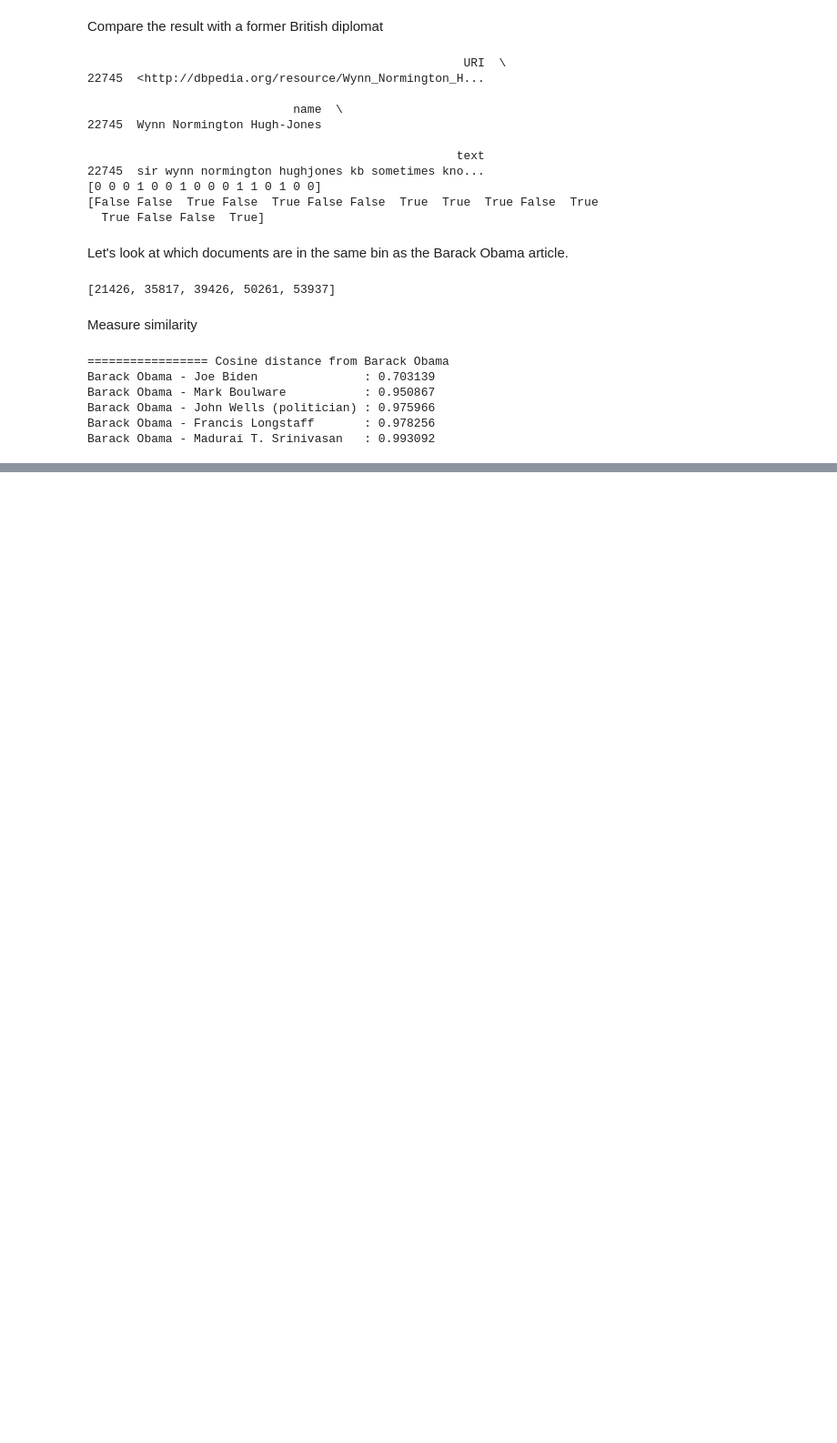
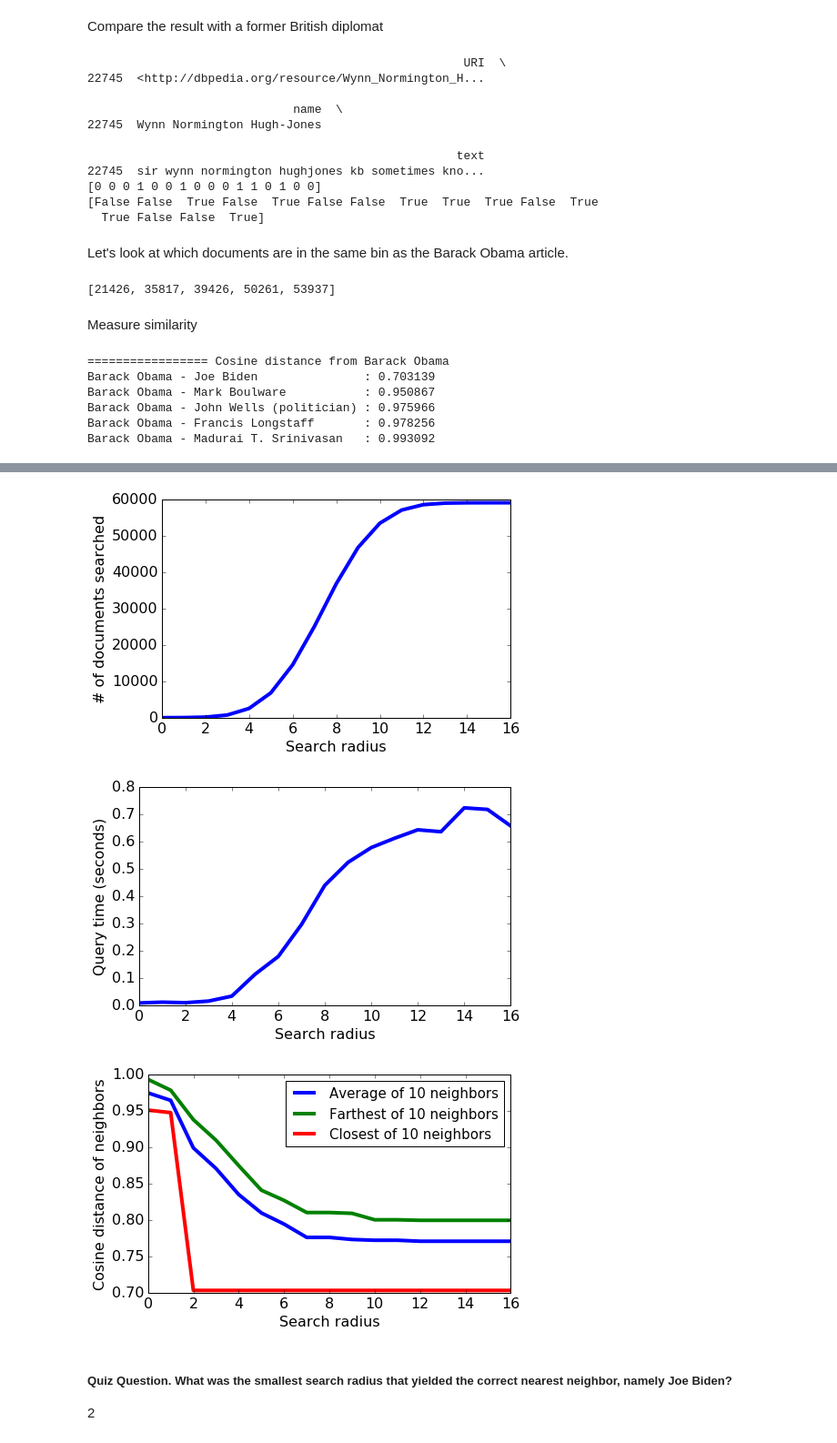
Before and after one commit to tzyk777/machine-learning, a Jupyter notebook: lsh/LSH.ipynb, the cells around one changed output, grey strips where cells are left out. Shown at 91% size. Cells and saved outputs as stored; diff of their text form; code cells hidden in the pictures; blank space fills up the shorter version.

```diff
--- a/lsh/LSH.ipynb
+++ b/lsh/LSH.ipynb
@@ -236,0 +280,8 @@ Barack Obama - Madurai T. Srinivasan   : 0.993092
+# %%
+obama_bin_index = model['bin_index_bits'][35817] # bin index of Barack Obama
+candidate_set = search_nearby_bins(obama_bin_index, model['table'], search_radius=0)
+if candidate_set == set([35817, 21426, 53937, 39426, 50261]):
+    print('Passed test')
+else:
+    print('Check your code')
+print('List of documents in the same bin as Obama: 35817, 21426, 53937, 39426, 50261')
@@ -236,0 +291,8 @@ Barack Obama - Madurai T. Srinivasan   : 0.993092
+# %%
+candidate_set = search_nearby_bins(obama_bin_index, model['table'], search_radius=1, initial_candidates=candidate_set)
+if candidate_set == set([39426, 38155, 38412, 28444, 9757, 41631, 39207, 59050, 47773, 53937, 21426, 34547,
+                         23229, 55615, 39877, 27404, 33996, 21715, 50261, 21975, 33243, 58723, 35817, 45676,
+                         19699, 2804, 20347]):
+    print('Passed test')
+else:
+    print('Check your code')
@@ -236,0 +319,4 @@ Barack Obama - Madurai T. Srinivasan   : 0.993092
+# %%
+result, num_candidates_considered = query(corpus[35817,:], model, k=10, max_search_radius=3)
+# %%
+wiki['id'] = wiki.index
@@ -236,0 +386,32 @@ Barack Obama - Madurai T. Srinivasan   : 0.993092
+# %%
+plt.figure(figsize=(7,4.5))
+plt.plot(num_candidates_history, linewidth=4)
+plt.xlabel('Search radius')
+plt.ylabel('# of documents searched')
+plt.rcParams.update({'font.size':16})
+plt.tight_layout()
+
+plt.figure(figsize=(7,4.5))
+plt.plot(query_time_history, linewidth=4)
+plt.xlabel('Search radius')
+plt.ylabel('Query time (seconds)')
+plt.rcParams.update({'font.size':16})
+plt.tight_layout()
+
+plt.figure(figsize=(7,4.5))
+plt.plot(average_distance_from_query_history, linewidth=4, label='Average of 10 neighbors')
+plt.plot(max_distance_from_query_history, linewidth=4, label='Farthest of 10 neighbors')
+plt.plot(min_distance_from_query_history, linewidth=4, label='Closest of 10 neighbors')
+plt.xlabel('Search radius')
+plt.ylabel('Cosine distance of neighbors')
+plt.legend(loc='best', prop={'size':15})
+plt.rcParams.update({'font.size':16})
+plt.tight_layout()
+# %% [output]
+[figure, added]
+[figure, added]
+[figure, added]
+# %% [markdown]
+##### Quiz Question. What was the smallest search radius that yielded the correct nearest neighbor, namely Joe Biden?
+
+2
```
Also changed, not shown: parts of 14 cells of this notebook.
